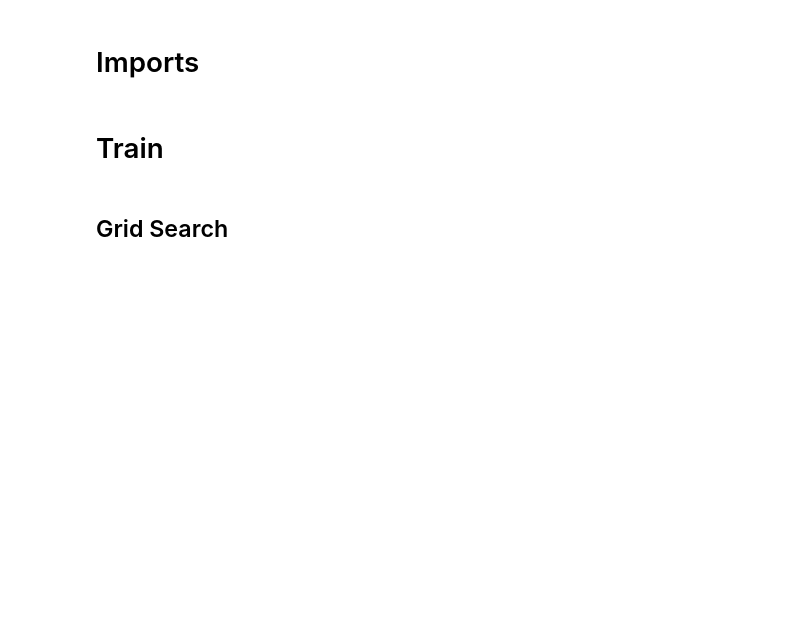
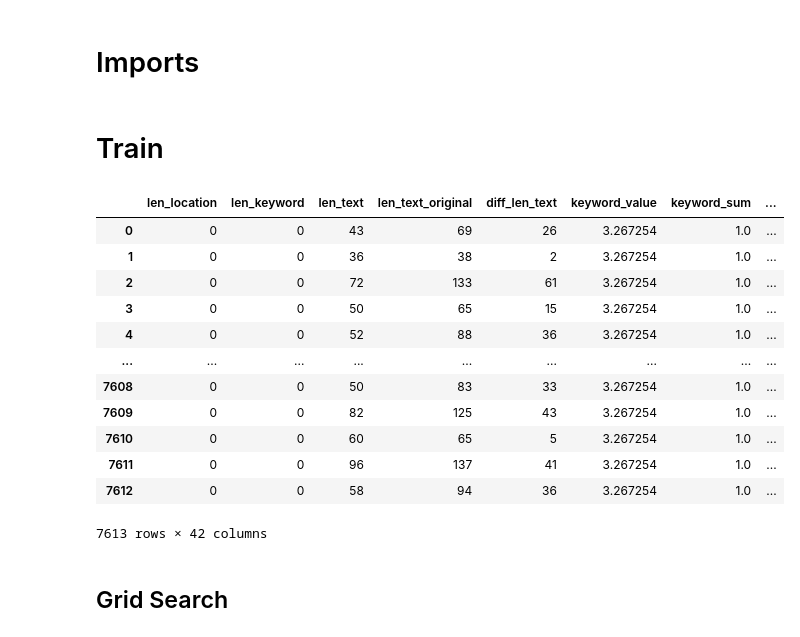
Before and after one commit to pablbob/9558-7506-Data-Hunters, a Jupyter notebook: TP2/lightgbm.ipynb, the cells around one changed output. Saved outputs shown, nothing was run; the diff lists cells and outputs as text; code cells hidden in the pictures; blank space fills up the shorter version.

```diff
--- a/TP2/lightgbm.ipynb
+++ b/TP2/lightgbm.ipynb
@@ -15,5 +15,21 @@ import lightgbm as lgb
 # Train
 # %%
 train_set = pd.read_csv('train/train_encoded.csv')
+# %%
+train_set
+# %% [output]
+|  | len_location | len_keyword | len_text | len_text_original | diff_len_text | keyword_value | keyword_sum | ... |
+| 0 | 0 | 0 | 43 | 69 | 26 | 3.267254 | 1.0 | ... |
+| 1 | 0 | 0 | 36 | 38 | 2 | 3.267254 | 1.0 | ... |
+| 2 | 0 | 0 | 72 | 133 | 61 | 3.267254 | 1.0 | ... |
+| 3 | 0 | 0 | 50 | 65 | 15 | 3.267254 | 1.0 | ... |
+| 4 | 0 | 0 | 52 | 88 | 36 | 3.267254 | 1.0 | ... |
+| ... | ... | ... | ... | ... | ... | ... | ... | ... |
+| 7608 | 0 | 0 | 50 | 83 | 33 | 3.267254 | 1.0 | ... |
+| 7609 | 0 | 0 | 82 | 125 | 43 | 3.267254 | 1.0 | ... |
+| 7610 | 0 | 0 | 60 | 65 | 5 | 3.267254 | 1.0 | ... |
+| 7611 | 0 | 0 | 96 | 137 | 41 | 3.267254 | 1.0 | ... |
+| 7612 | 0 | 0 | 58 | 94 | 36 | 3.267254 | 1.0 | ... |
+7613 rows × 42 columns
 # %%
 X, y = train_set.iloc[:,:-1],train_set.iloc[:,-1]
```
Also changed, not shown: parts of 8 cells of this notebook, 11 other files.
